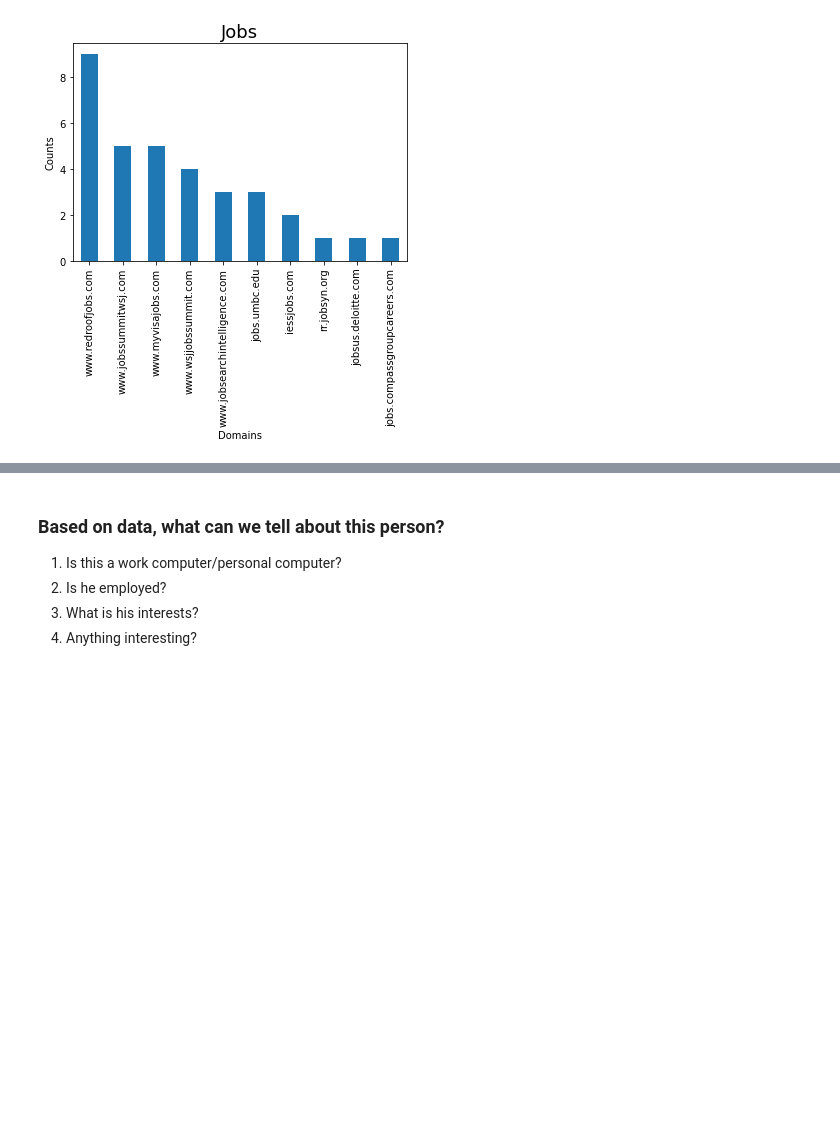
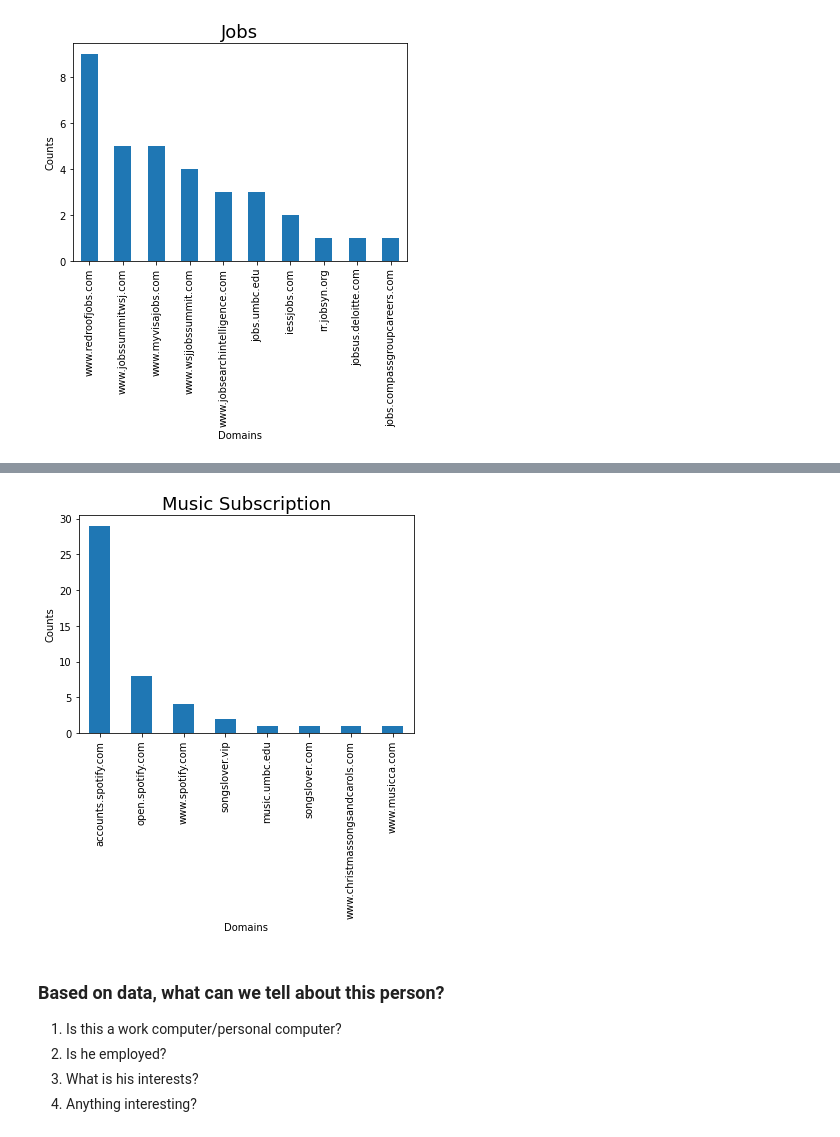
Before and after one commit to daksh-intwala/DATA_601, a Jupyter notebook: week09/hw-09.ipynb, the cells around one changed output, grey strips where cells are left out. Drawn from its saved outputs; the diff is of its cells as text; code cells hidden in the pictures; blank space fills up the shorter version.

```diff
--- a/week09/hw-09.ipynb
+++ b/week09/hw-09.ipynb
@@ -424,3 +440,11 @@ plt.show()
+# %%
+df[df['domain'].str.contains('music|songs|saavan|spotify')]['domain'].value_counts().plot(kind='bar')
+plt.title('Music Subscription', fontdict={'size':18})
+plt.xlabel('Domains')
+plt.ylabel('Counts')
+plt.show()
+# %% [output]
+[figure, added]
 # %% [markdown]
 ### Based on data, what can we tell about this person?
 
```
Also changed, not shown: parts of 3 cells of this notebook.
